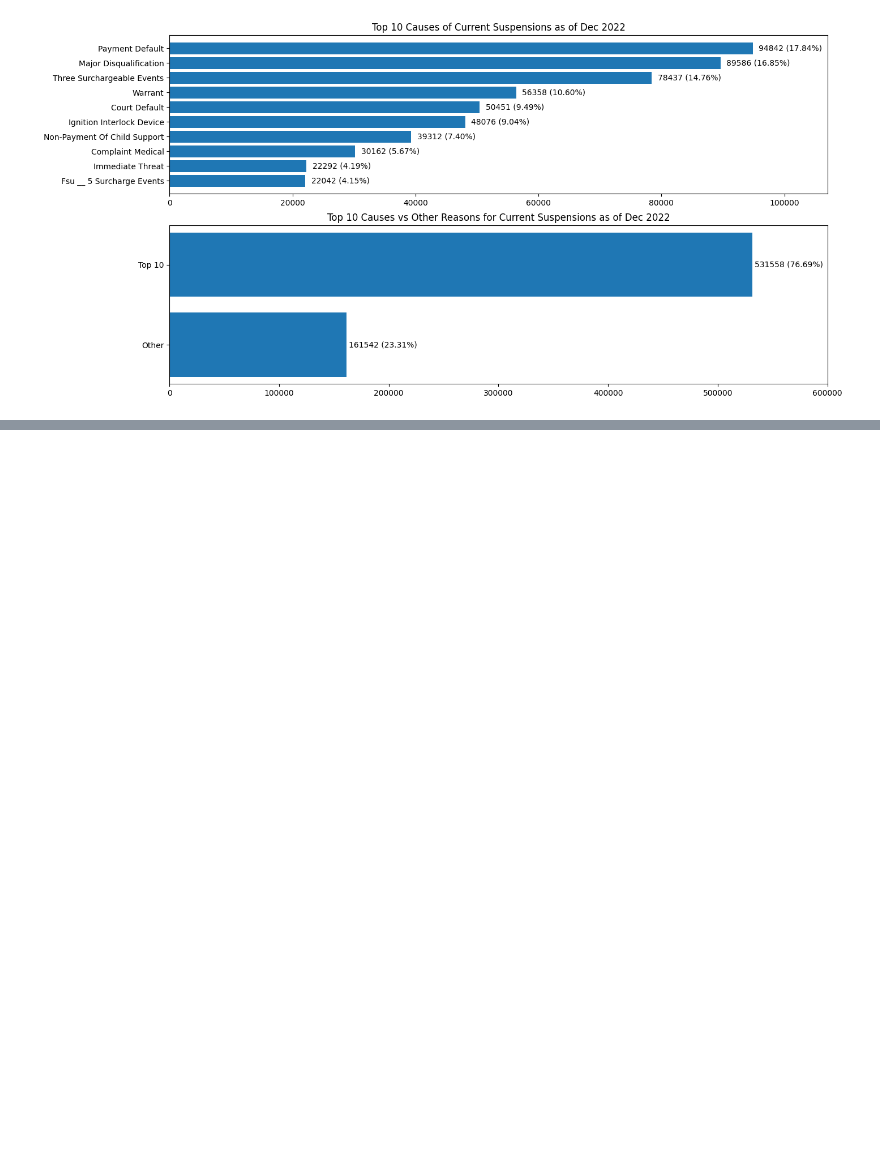
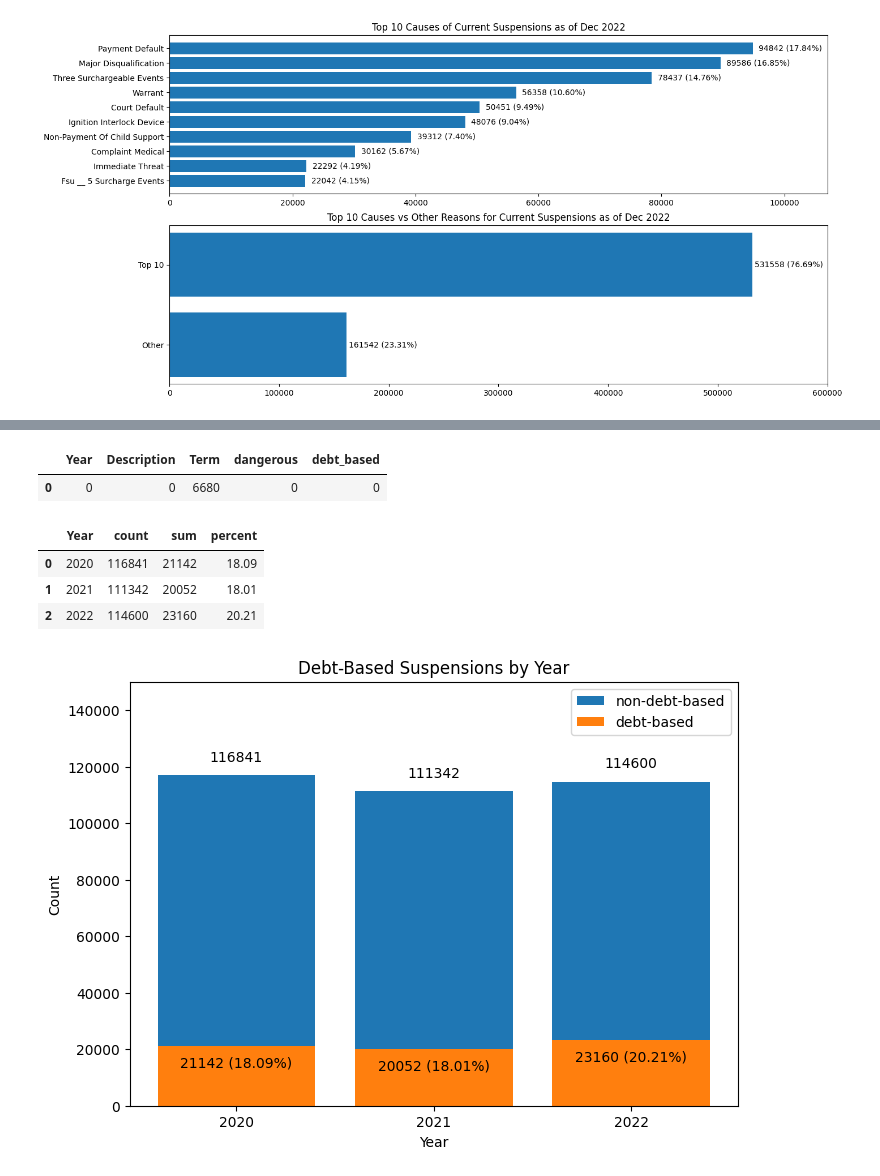
Before and after one commit to BU-Spark/ds4g-livable-streets-debt, a Jupyter notebook: analysis/discovery.ipynb, the cells around one changed output, grey strips where cells are left out. Saved outputs shown, nothing was run; the diff lists cells and outputs as text; code cells hidden in the pictures; blank space fills up the shorter version.

```diff
--- a/analysis/discovery.ipynb
+++ b/analysis/discovery.ipynb
@@ -528,0 +620,5 @@ plt.show()
+# %%
+classified = pd.read_excel(reasons_path, engine='calamine')
+classified.loc[:, 'dangerous'] = classified['dangerous'].apply(lambda x: bool(x) if x == 0 or x == 1 else 'Uncoded')
+
+classified
@@ -528,0 +828,7 @@ plt.show()
+# %%
+#merge with classifications
+graph_si = pd.merge(si, classified, on='Description', how='left')
+
+cols_si= ["Dataset", "Days_suspended", "count", "undefined"]
+graph_si = graph_si.drop(cols_si, axis =1)
+graph_si.head()
@@ -528,0 +842,51 @@ plt.show()
+# %%
+graph_si.isnull().sum().to_frame().T
+# %% [output]
+|  | Year | Description | Term | dangerous | debt_based |
+| 0 | 0 | 0 | 6680 | 0 | 0 |
+# %%
+year_groups = graph_si.groupby('Year')['debt_based'].agg(['count', 'sum']).reset_index()
+year_groups["percent"] = round((year_groups["sum"]/year_groups["count"])*100, 2)
+year_groups
+# %% [output]
+|  | Year | count | sum | percent |
+| 0 | 2020 | 116841 | 21142 | 18.09 |
+| 1 | 2021 | 111342 | 20052 | 18.01 |
+| 2 | 2022 | 114600 | 23160 | 20.21 |
+# %%
+plt.figure(figsize=(7, 5))
+plt.title('Debt-Based Suspensions by Year')
+
+plt.bar(year_groups['Year'], year_groups['count'], label='non-debt-based')
+plt.bar(year_groups['Year'], year_groups['sum'], label='debt-based')
+
+plt.xticks(year_groups['Year'])
+
+for i, v in zip(year_groups['Year'], year_groups['count']):
+    plt.annotate(
+        f'{round(v, 2)}',
+        (i, v),
+        textcoords="offset points",
+        xytext=(0, 10),
+        ha='center'
+    )
+
+for i, v, p in zip(year_groups['Year'], year_groups['sum'], year_groups['percent']):
+    plt.annotate(
+        f'{round(v, 2)} ({round(p, 2)}%)',
+        (i, v),
+        textcoords="offset points",
+        xytext=(0, -15),
+        ha='center'
+    )
+plt.ylim(0, 150000)
+plt.tight_layout()
+
+plt.xlabel('Year')
+plt.ylabel('Count')
+
+#plt.savefig(img_path / 'safe_debtbased_suspensions.png')
+plt.legend()
+plt.show()
+# %% [output]
+[figure, added]
```
Also changed, not shown: parts of 40 cells of this notebook, 2 other files.
